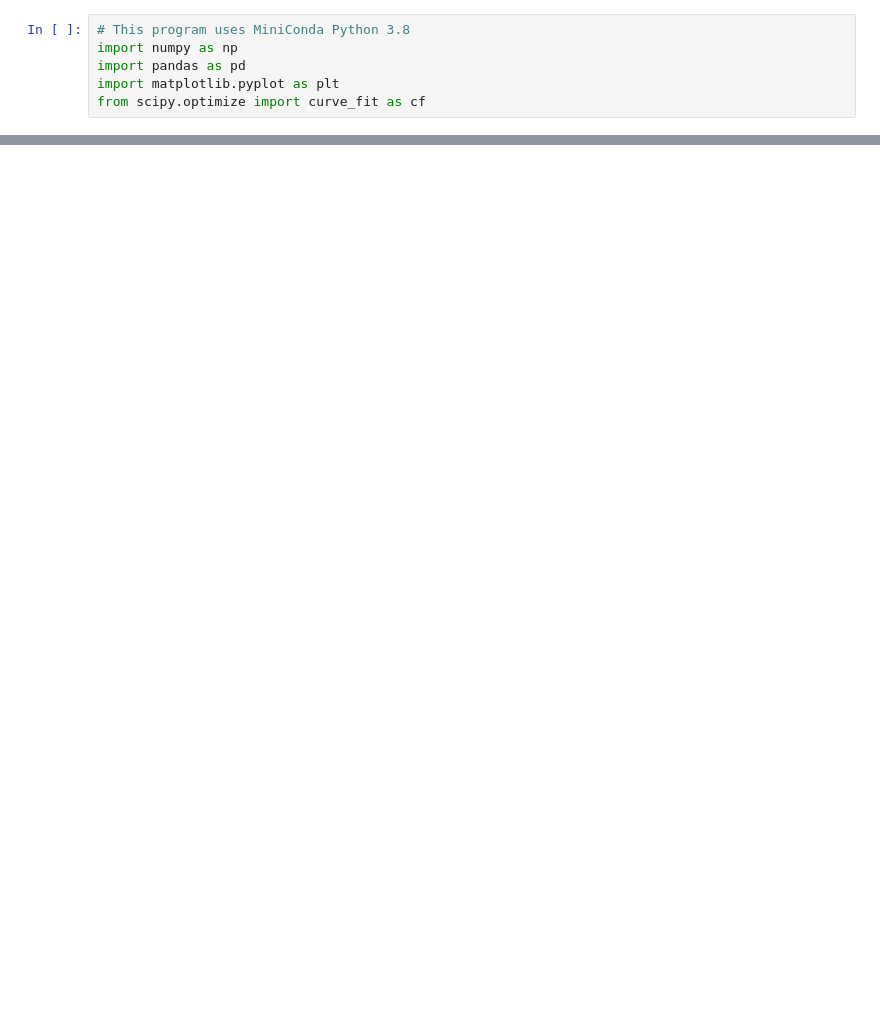
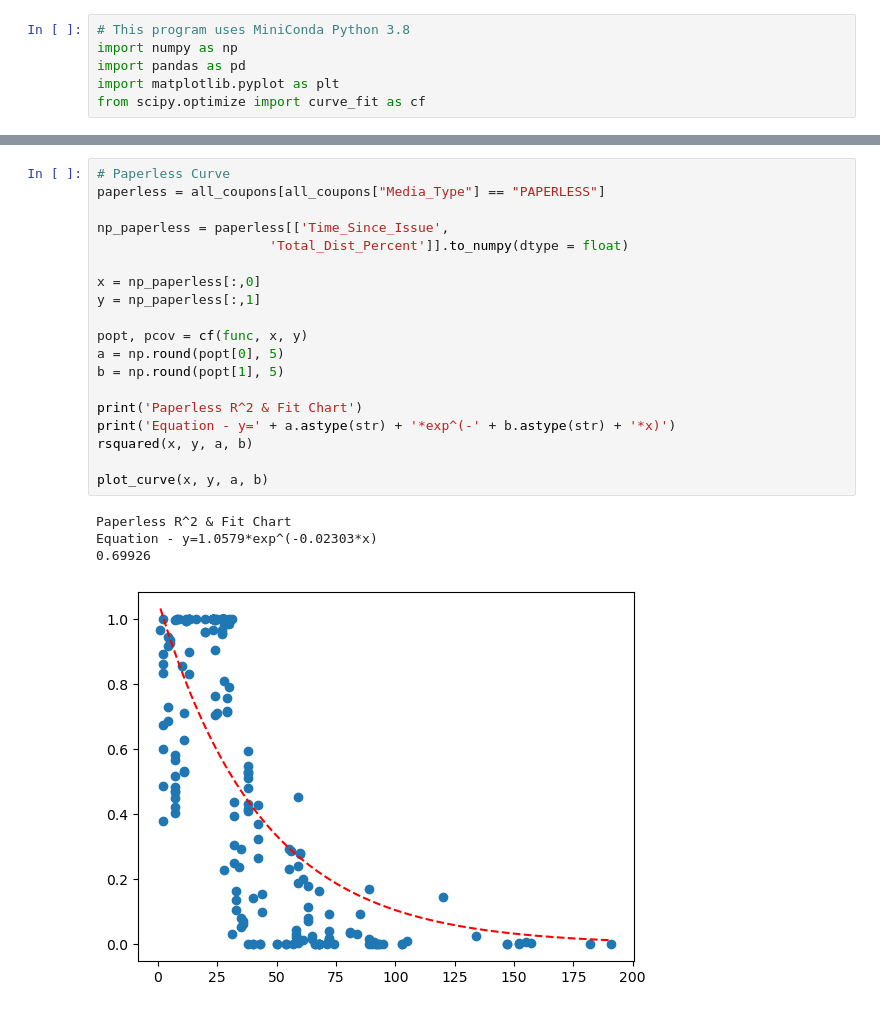
Before and after one commit to mdnorris/Bayer_Curves, a Jupyter notebook: Bayer_Curves.ipynb, the cells around one changed output, grey strips where cells are left out. Saved outputs shown, nothing was run; the diff lists cells and outputs as text; blank space fills up the shorter version.

```diff
--- a/Bayer_Curves.ipynb
+++ b/Bayer_Curves.ipynb
@@ -40,0 +54,24 @@ plt.show()
+# %%
+# Paperless Curve
+paperless = all_coupons[all_coupons["Media_Type"] == "PAPERLESS"]
+
+np_paperless = paperless[['Time_Since_Issue',
+                      'Total_Dist_Percent']].to_numpy(dtype = float)
+
+x = np_paperless[:,0]
+y = np_paperless[:,1]
+
+popt, pcov = cf(func, x, y)
+a = np.round(popt[0], 5)
+b = np.round(popt[1], 5)
+
+print('Paperless R^2 & Fit Chart')
+print('Equation - y=' + a.astype(str) + '*exp^(-' + b.astype(str) + '*x)')
+rsquared(x, y, a, b)
+
+plot_curve(x, y, a, b)
+# %% [output]
+Paperless R^2 & Fit Chart
+Equation - y=1.0579*exp^(-0.02303*x)
+0.69926
+[figure, added]
```
Also changed, not shown: parts of 7 cells of this notebook.
